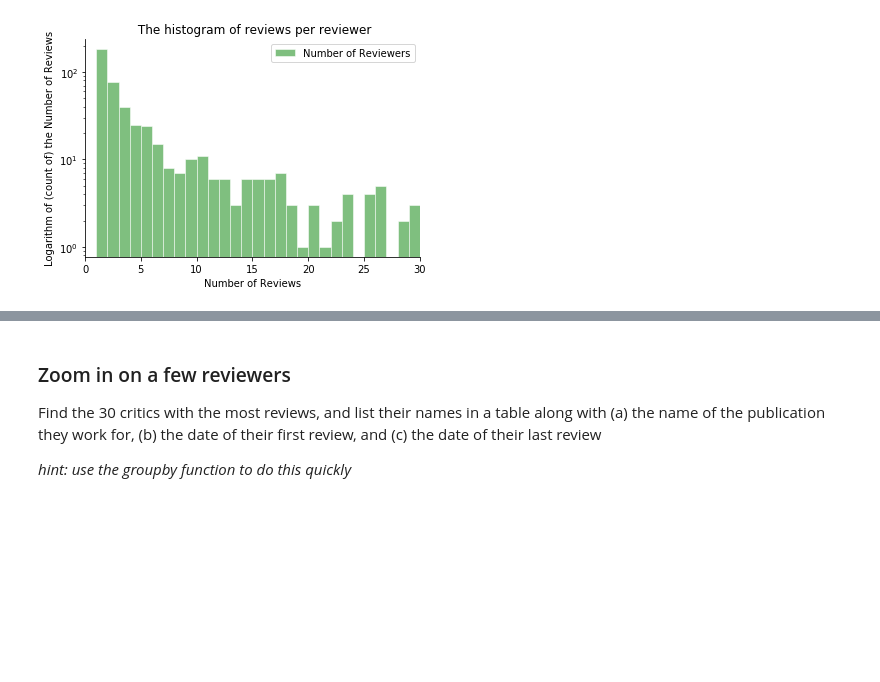
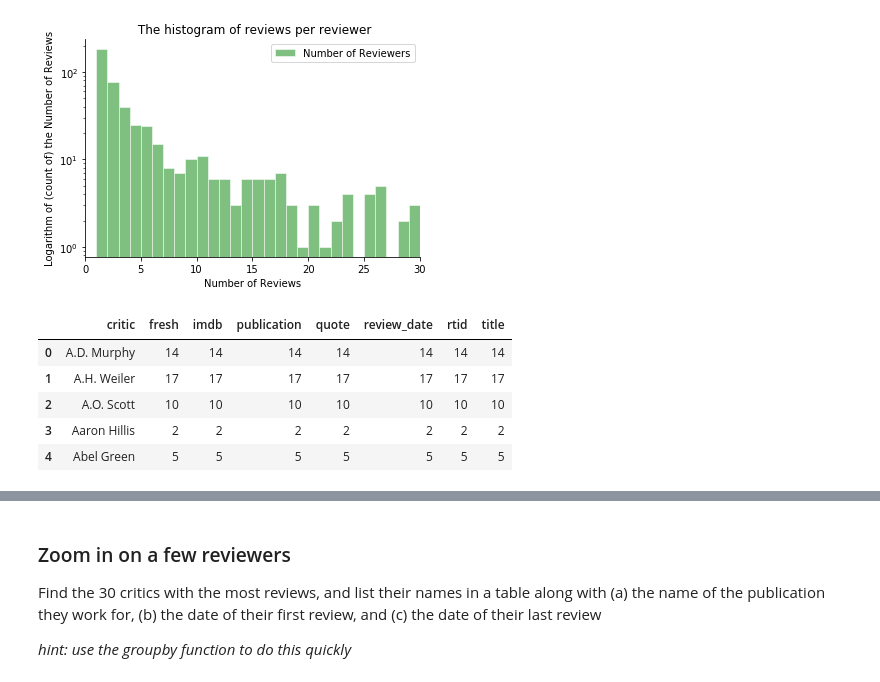
Before and after one commit to melmcchau/movie-rating-predictor-project-uwseds, a Jupyter notebook: code/Movie_Rating_Analysis.ipynb, the cells around one changed output, grey strips where cells are left out. Saved outputs shown, nothing was run; the diff lists cells and outputs as text; code cells hidden in the pictures; blank space fills up the shorter version.

```diff
--- a/code/Movie_Rating_Analysis.ipynb
+++ b/code/Movie_Rating_Analysis.ipynb
@@ -202,3 +276,14 @@ ax.legend(['Number of Reviewers'])
 plt.show()
 # %% [output]
 [figure]
+# %%
+import plotly.express as px
+import plotly.graph_objs as go
+reviewer_reviews.head()
+# %% [output]
+|  | critic | fresh | imdb | publication | quote | review_date | rtid | title |
+| 0 | A.D. Murphy | 14 | 14 | 14 | 14 | 14 | 14 | 14 |
+| 1 | A.H. Weiler | 17 | 17 | 17 | 17 | 17 | 17 | 17 |
+| 2 | A.O. Scott | 10 | 10 | 10 | 10 | 10 | 10 | 10 |
+| 3 | Aaron Hillis | 2 | 2 | 2 | 2 | 2 | 2 | 2 |
+| 4 | Abel Green | 5 | 5 | 5 | 5 | 5 | 5 | 5 |
```
Also changed, not shown: parts of 10 cells of this notebook.
